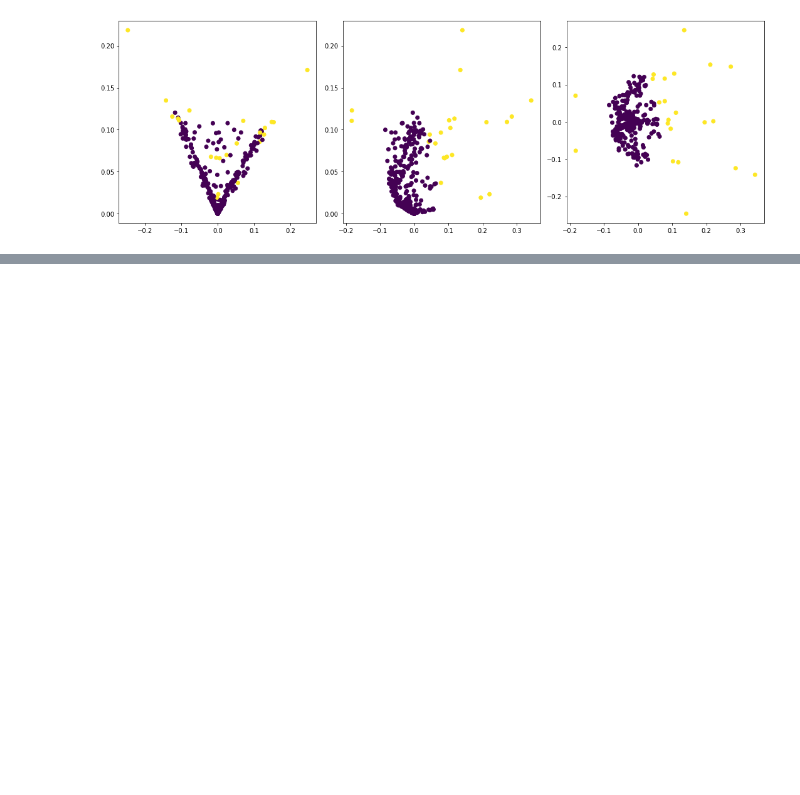
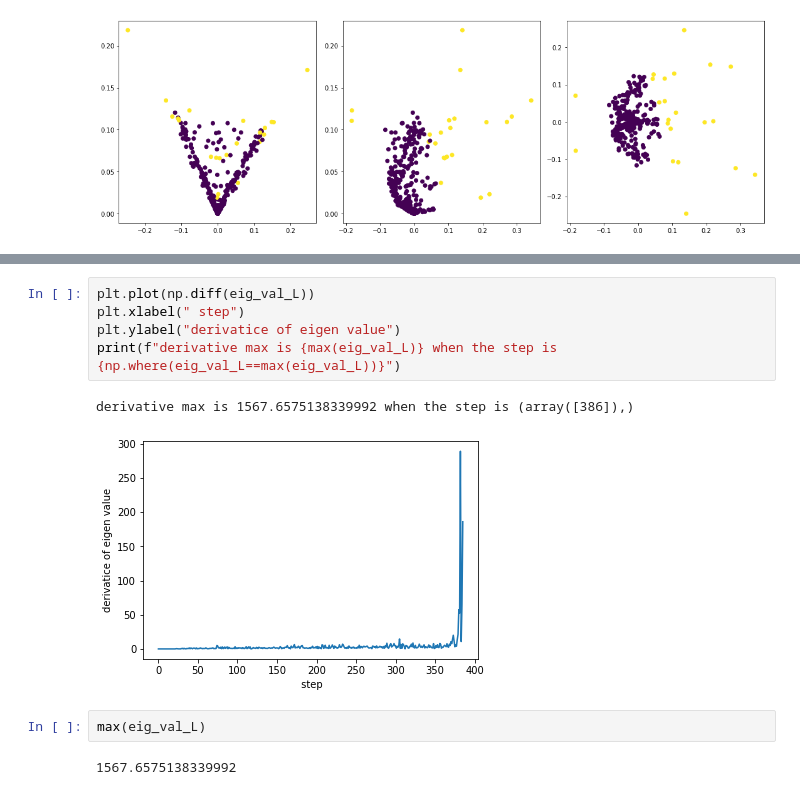
Before and after one commit to sekunder/clustering, a Jupyter notebook: larval_mb.ipynb, the cells around one changed output, grey strips where cells are left out. Drawn from its saved outputs; the diff is of its cells as text; blank space fills up the shorter version.

```diff
--- a/larval_mb.ipynb
+++ b/larval_mb.ipynb
@@ -214,0 +235,12 @@ plt.scatter(e_vec[:,384],e_vec[:,385], c=label)
+# %%
+plt.plot(np.diff(eig_val_L))
+plt.xlabel(" step")
+plt.ylabel("derivatice of eigen value")
+print(f"derivative max is {max(eig_val_L)} when the step is {np.where(eig_val_L==max(eig_val_L))}")
+# %% [output]
+derivative max is 1567.6575138339992 when the step is (array([386]),)
+[figure, added]
+# %%
+max(eig_val_L)
+# %% [output]
+1567.6575138339992
```
Also changed, not shown: parts of 10 cells of this notebook.
